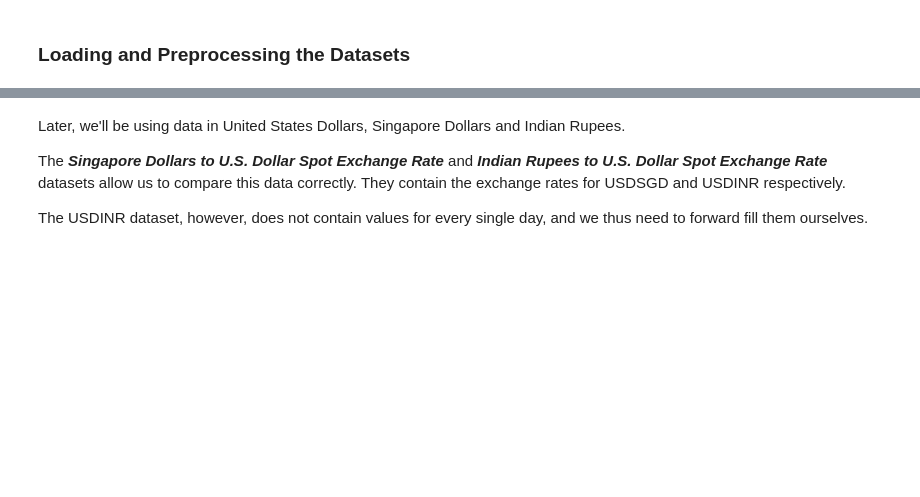
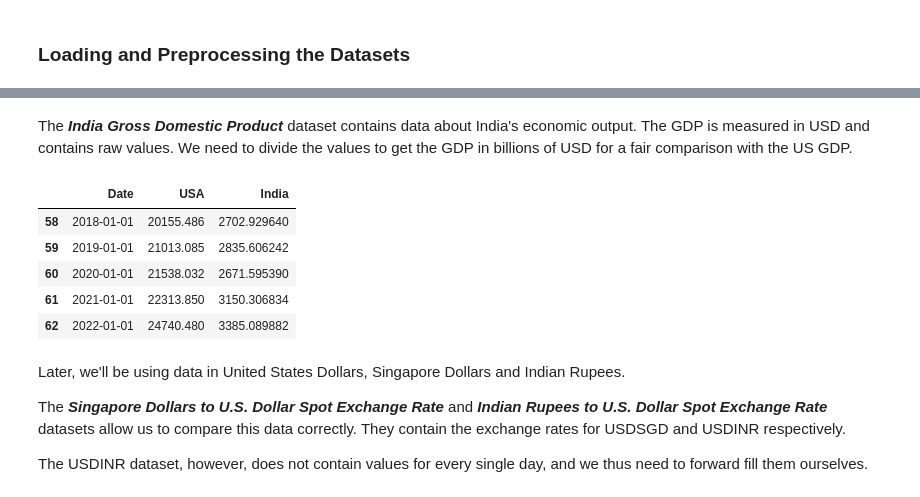
Before and after one commit to ConfuseIous/PDS-CA2, a Jupyter notebook: Main.ipynb, the cells around one changed output, grey strips where cells are left out. Saved outputs shown, nothing was run; the diff lists cells and outputs as text; code cells hidden in the pictures; blank space fills up the shorter version.

```diff
--- a/Main.ipynb
+++ b/Main.ipynb
@@ -64,3 +79,25 @@ data = ParsedDataFrames()
+# %% [markdown]
+The ***India Gross Domestic Product*** dataset contains data about India's economic output. The GDP is measured in USD and contains raw values. We need to divide the values to get the GDP in billions of USD for a fair comparison with the US GDP.
+# %%
+india_gdp_data = pd.read_csv('data/India-GDP.csv', parse_dates=True)
+india_gdp_data.columns = ['Date', 'India']
+india_gdp_data['India'] = india_gdp_data['India'] / 1000000000 # data is raw dollars, divide to get billions
+india_gdp_data['Date'] = pd.to_datetime(india_gdp_data['Date'])
+
+gdp_data = pd.merge(gdp_data, india_gdp_data, how="inner", on="Date")
+data.gdp_data = gdp_data
+
+data.gdp_data = data.gdp_data[data.gdp_data['Date'] >= '2000-01-01']
+data.gdp_data = data.gdp_data[data.gdp_data['Date'] <= '2022-12-31']
+
+data.gdp_data.tail()
+# %% [output]
+|  | Date | USA | India |
+| 58 | 2018-01-01 | 20155.486 | 2702.929640 |
+| 59 | 2019-01-01 | 21013.085 | 2835.606242 |
+| 60 | 2020-01-01 | 21538.032 | 2671.595390 |
+| 61 | 2021-01-01 | 22313.850 | 3150.306834 |
+| 62 | 2022-01-01 | 24740.480 | 3385.089882 |
 # %% [markdown]
 Later, we'll be using data in United States Dollars, Singapore Dollars and Indian Rupees.
 
```
Also changed, not shown: parts of 8 cells of this notebook.
